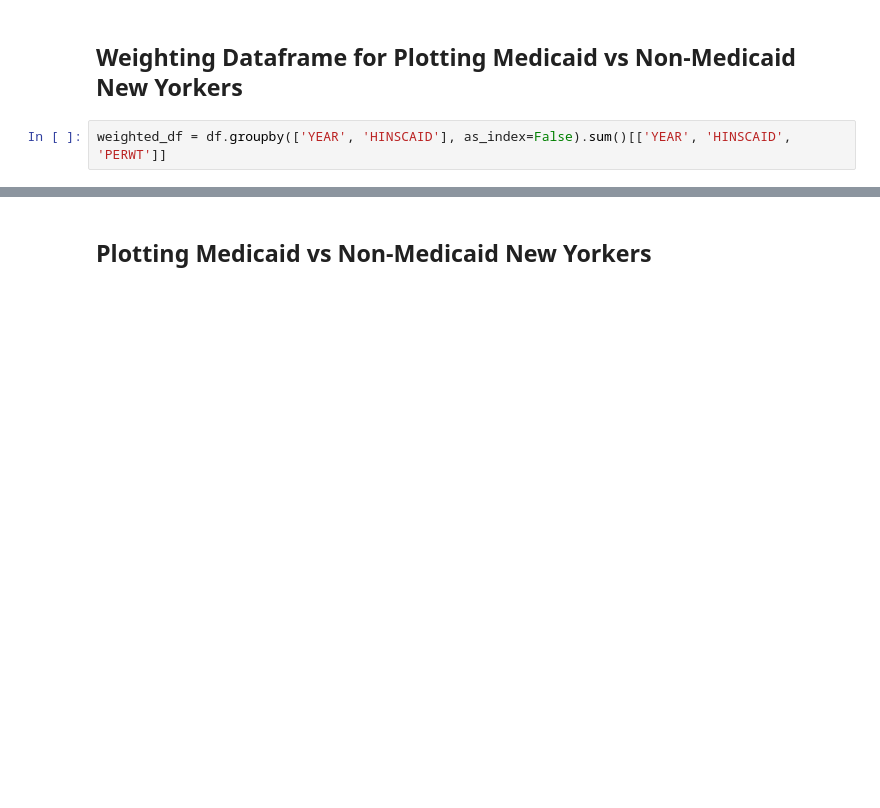
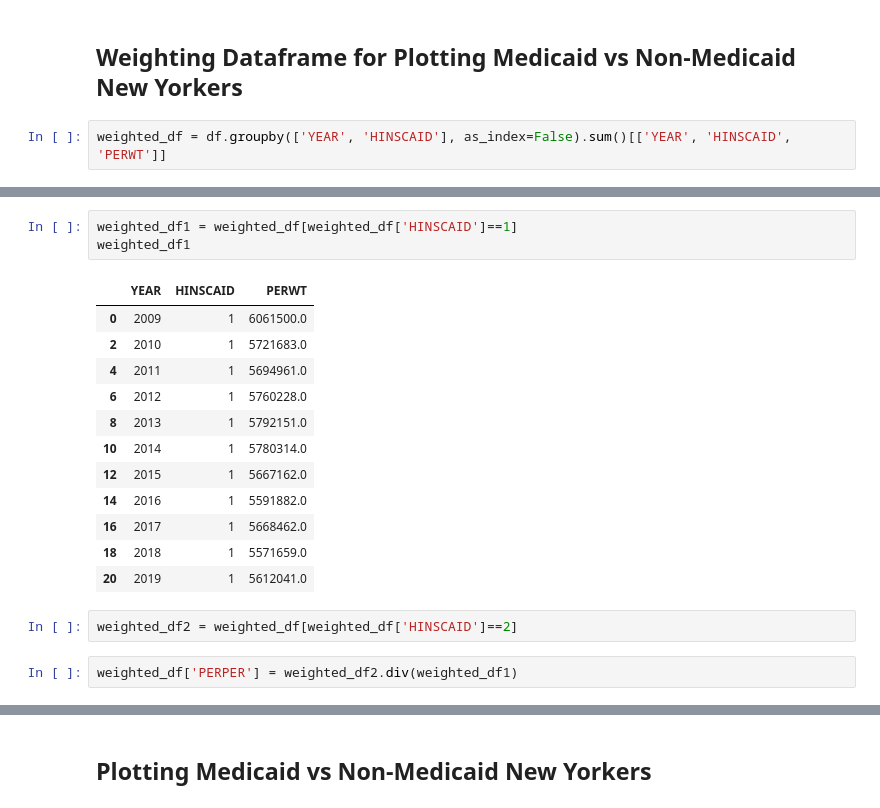
Before and after one commit to mspp-data-studio-2021/Ariel_Medex, a Jupyter notebook: 004 Combined Medicaid and Non-Medicaid Population Analysis.ipynb, the cells around one changed output, grey strips where cells are left out. Saved outputs shown, nothing was run; the diff lists cells and outputs as text; blank space fills up the shorter version.

```diff
--- a/004 Combined Medicaid and Non-Medicaid Population Analysis.ipynb
+++ b/004 Combined Medicaid and Non-Medicaid Population Analysis.ipynb
@@ -20,0 +41,20 @@ weighted_df = df.groupby(['YEAR', 'HINSCAID'], as_index=False).sum()[['YEAR', 'H
+# %%
+weighted_df1 = weighted_df[weighted_df['HINSCAID']==1]
+weighted_df1
+# %% [output]
+|  | YEAR | HINSCAID | PERWT |
+| 0 | 2009 | 1 | 6061500.0 |
+| 2 | 2010 | 1 | 5721683.0 |
+| 4 | 2011 | 1 | 5694961.0 |
+| 6 | 2012 | 1 | 5760228.0 |
+| 8 | 2013 | 1 | 5792151.0 |
+| 10 | 2014 | 1 | 5780314.0 |
+| 12 | 2015 | 1 | 5667162.0 |
+| 14 | 2016 | 1 | 5591882.0 |
+| 16 | 2017 | 1 | 5668462.0 |
+| 18 | 2018 | 1 | 5571659.0 |
+| 20 | 2019 | 1 | 5612041.0 |
+# %%
+weighted_df2 = weighted_df[weighted_df['HINSCAID']==2]
+# %%
+weighted_df['PERPER'] = weighted_df2.div(weighted_df1)
```
Also changed, not shown: parts of 3 cells of this notebook.
